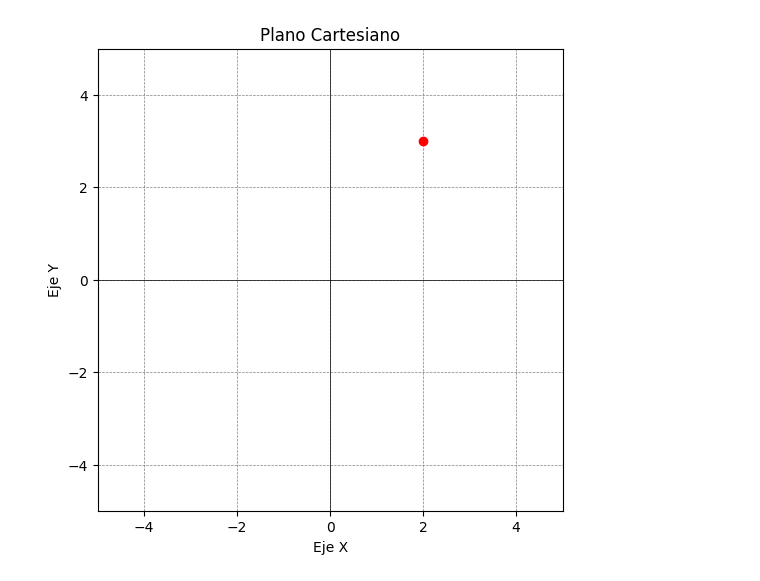
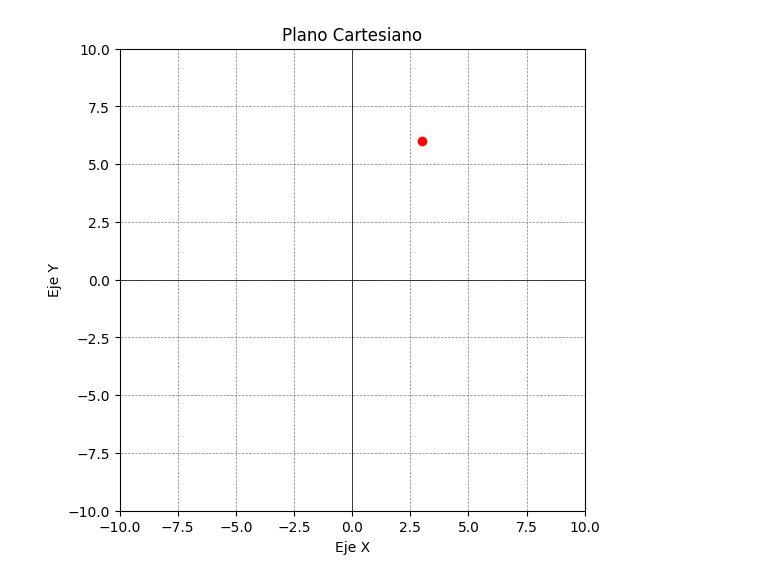
Before and after one commit to rtrochepy/machine_learning, a Jupyter notebook: Plano_Cartersiano.ipynb, the cells around one changed output. Saved outputs shown, nothing was run; the diff lists cells and outputs as text; code cells hidden in the pictures.

```diff
--- a/Plano_Cartersiano.ipynb
+++ b/Plano_Cartersiano.ipynb
@@ -4,28 +4,28 @@
 import matplotlib.pyplot as plt
 # %%
 # Coordenadas del punto
-x = 2
-y = 3
+x = 3
+y = 6
 
 # Crear el gráfico del plano cartesiano
 plt.figure(figsize=(6, 6))
 plt.axhline(0, color='black',linewidth=0.5)
 plt.axvline(0, color='black',linewidth=0.5)
 
 # Graficar el punto
 plt.plot(x, y, 'ro')  # 'ro' significa que se utilizará un punto rojo
 
 # Etiquetar los ejes
 plt.xlabel('Eje X')
 plt.ylabel('Eje Y')
 
 # Establecer límites de los ejes
-plt.xlim(-5, 5)
-plt.ylim(-5, 5)
+plt.xlim(-10, 10)
+plt.ylim(-10, 10)
 
 # Mostrar el gráfico
 plt.grid(color = 'gray', linestyle = '--', linewidth = 0.5)
 plt.title('Plano Cartesiano')
 plt.show()
 # %% [output]
-[figure, old version]
+[figure, new version]
```
Also changed, not shown: parts of 1 cell of this notebook.
